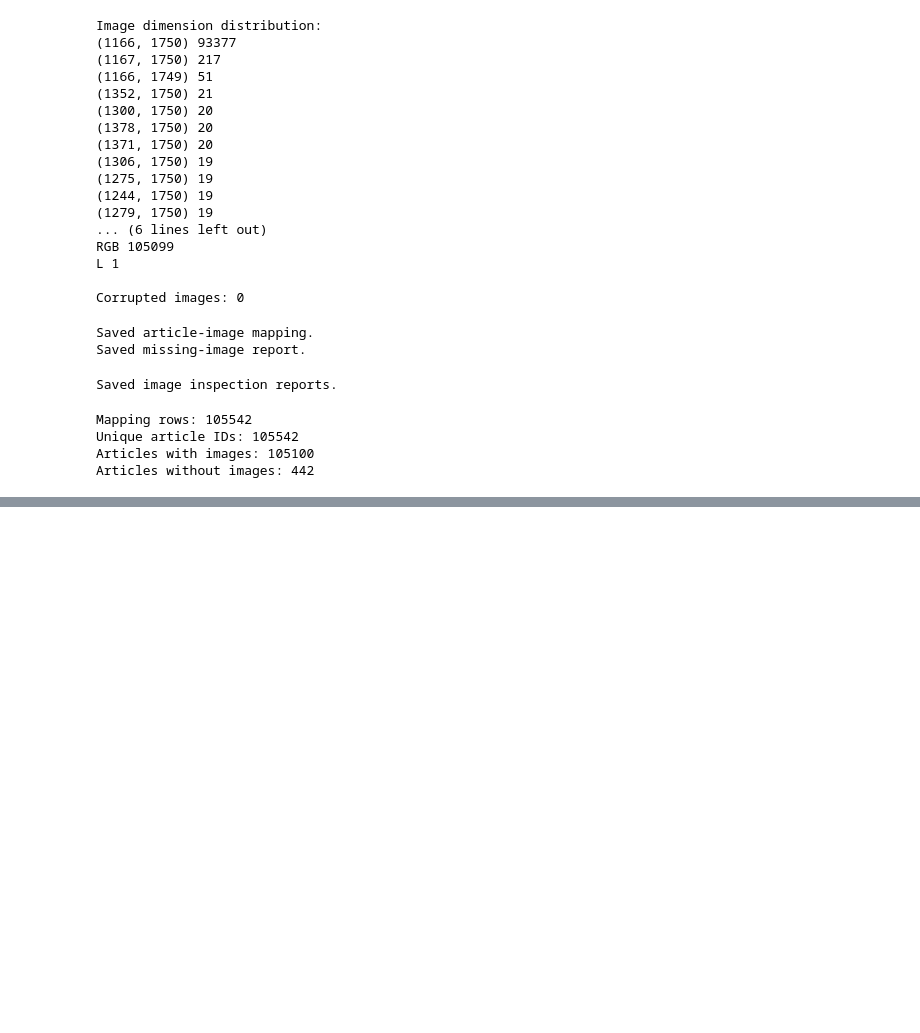
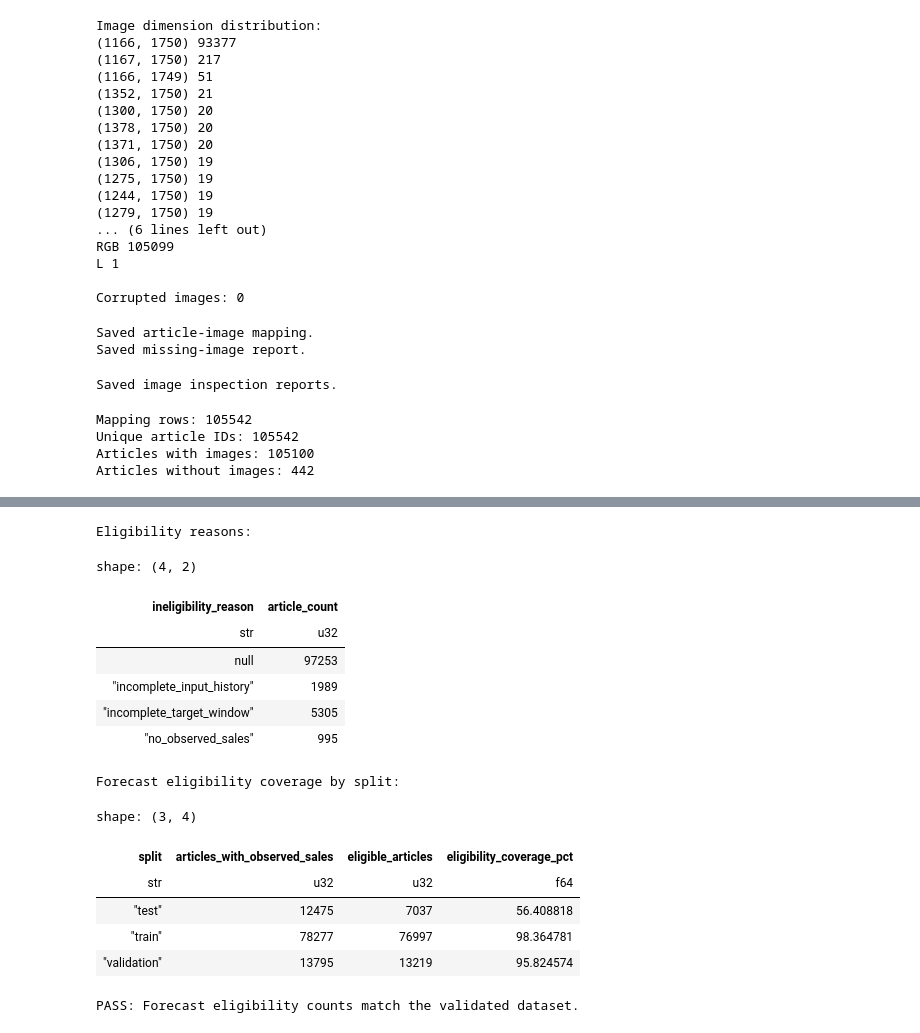
Before and after one commit to fashion-forensic-mlops/fashion-forensic, a Jupyter notebook: notebooks/01_eda.ipynb, the cells around one changed output, grey strips where cells are left out. Cells and saved outputs as stored; diff of their text form; code cells hidden in the pictures; blank space fills up the shorter version.

```diff
--- a/notebooks/01_eda.ipynb
+++ b/notebooks/01_eda.ipynb
@@ -1530,0 +1584,67 @@ Articles without images: 442
+# %%
+#Inspect eligibility reasons across all metadata articles
+eligibility_reasons = (
+    forecasting_dataset
+    .group_by("ineligibility_reason")
+    .agg(pl.len().alias("article_count"))
+    .sort("ineligibility_reason")
+)
+
+print("Eligibility reasons:")
+display(eligibility_reasons)
+
+#Calculate coverage among articles with observed sales
+coverage = (
+    forecasting_eligibility_summary
+    .filter(pl.col("articles_with_observed_sales") > 0)
+    .select([
+        "split",
+        "articles_with_observed_sales",
+        "eligible_articles",
+        "eligibility_coverage_pct",
+    ])
+    .sort("split")
+)
+
+print("Forecast eligibility coverage by split:")
+display(coverage)
+
+#Expected counts from the validated forecasting dataset
+expected_eligible = {
+    "train": 76997,
+    "validation": 13219,
+    "test": 7037,
+}
+
+actual_eligible = {
+    row["split"]: row["eligible_articles"]
+    for row in coverage.to_dicts()
+}
+
+for split, expected in expected_eligible.items():
+    actual = actual_eligible.get(split, 0)
+    assert actual == expected, (
+        f"{split}: expected {expected} eligible articles, got {actual}"
+    )
+
+assert forecasting_dataset.height == 105542
+assert forecasting_dataset["forecast_eligible"].sum() == 97253
+
+print("\nPASS: Forecast eligibility counts match the validated dataset.")
+# %% [output]
+Eligibility reasons:
+shape: (4, 2)
+| ineligibility_reason | article_count |
+| str | u32 |
+| null | 97253 |
+| "incomplete_input_history" | 1989 |
+| "incomplete_target_window" | 5305 |
+| "no_observed_sales" | 995 |
+Forecast eligibility coverage by split:
+shape: (3, 4)
+| split | articles_with_observed_sales | eligible_articles | eligibility_coverage_pct |
+| str | u32 | u32 | f64 |
+| "test" | 12475 | 7037 | 56.408818 |
+| "train" | 78277 | 76997 | 98.364781 |
+| "validation" | 13795 | 13219 | 95.824574 |
+PASS: Forecast eligibility counts match the validated dataset.
```
Also changed, not shown: parts of 3 cells of this notebook, 5 other files.
